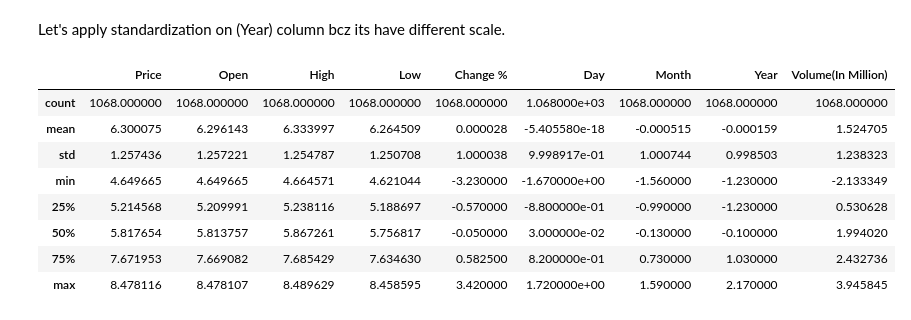
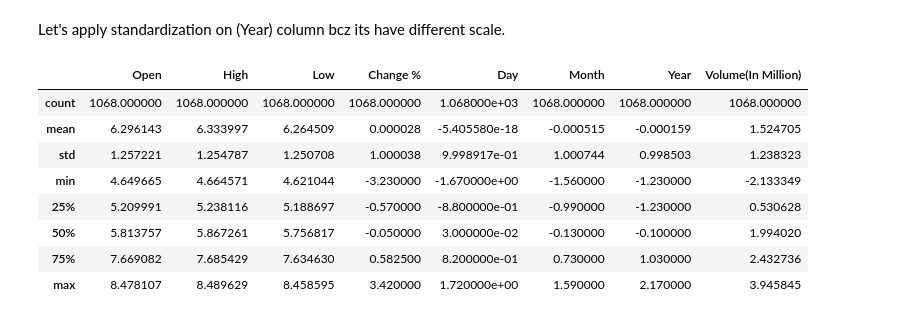
Before and after one commit to darshakpranpariya/MARKETPIRATE, a Jupyter notebook: Feature Engineering/feature_engineering.ipynb, the cells around one changed output. Cells and saved outputs as stored; diff of their text form; code cells hidden in the pictures.

Commit message:
- model training done

```diff
--- a/Feature Engineering/feature_engineering.ipynb
+++ b/Feature Engineering/feature_engineering.ipynb
@@ -48,35 +48,35 @@ df_train.describe()
 Let's apply standardization on (Change %) column bcz its have different scale.
 # %%
 def apply_standardization(value):
-    return round(((value-df['Change %'].mean())/df['Change %'].std()),2)
-df['Change %'] = df['Change %'].apply(lambda value: apply_standardization(value))
+    return round(((value-df_train['Change %'].mean())/df_train['Change %'].std()),2)
+df_train['Change %'] = df_train['Change %'].apply(lambda value: apply_standardization(value))
 # %% [markdown]
 Let's apply standardization on (Day) column bcz its have different scale.
 # %%
 def apply_standardization(value):
-    return round(((value-df['Day'].mean())/df['Day'].std()),2)
-df['Day'] = df['Day'].apply(lambda value: apply_standardization(value))
+    return round(((value-df_train['Day'].mean())/df_train['Day'].std()),2)
+df_train['Day'] = df_train['Day'].apply(lambda value: apply_standardization(value))
 # %% [markdown]
 Let's apply standardization on (Month) column bcz its have different scale.
 # %%
 def apply_standardization(value):
-    return round(((value-df['Month'].mean())/df['Month'].std()),2)
-df['Month'] = df['Month'].apply(lambda value: apply_standardization(value))
+    return round(((value-df_train['Month'].mean())/df_train['Month'].std()),2)
+df_train['Month'] = df_train['Month'].apply(lambda value: apply_standardization(value))
 # %% [markdown]
 Let's apply standardization on (Year) column bcz its have different scale.
 # %%
 def apply_standardization(value):
-    return round(((value-df['Year'].mean())/df['Year'].std()),2)
-df['Year'] = df['Year'].apply(lambda value: apply_standardization(value))
+    return round(((value-df_train['Year'].mean())/df_train['Year'].std()),2)
+df_train['Year'] = df_train['Year'].apply(lambda value: apply_standardization(value))
 # %%
-df.describe()
+df_train.describe()
 # %% [output]
-|  | Price | Open | High | Low | Change % | Day | Month | Year | Volume(In Million) |
-| count | 1068.000000 | 1068.000000 | 1068.000000 | 1068.000000 | 1068.000000 | 1.068000e+03 | 1068.000000 | 1068.000000 | 1068.000000 |
-| mean | 6.300075 | 6.296143 | 6.333997 | 6.264509 | 0.000028 | -5.405580e-18 | -0.000515 | -0.000159 | 1.524705 |
-| std | 1.257436 | 1.257221 | 1.254787 | 1.250708 | 1.000038 | 9.998917e-01 | 1.000744 | 0.998503 | 1.238323 |
-| min | 4.649665 | 4.649665 | 4.664571 | 4.621044 | -3.230000 | -1.670000e+00 | -1.560000 | -1.230000 | -2.133349 |
-| 25% | 5.214568 | 5.209991 | 5.238116 | 5.188697 | -0.570000 | -8.800000e-01 | -0.990000 | -1.230000 | 0.530628 |
-| 50% | 5.817654 | 5.813757 | 5.867261 | 5.756817 | -0.050000 | 3.000000e-02 | -0.130000 | -0.100000 | 1.994020 |
-| 75% | 7.671953 | 7.669082 | 7.685429 | 7.634630 | 0.582500 | 8.200000e-01 | 0.730000 | 1.030000 | 2.432736 |
-| max | 8.478116 | 8.478107 | 8.489629 | 8.458595 | 3.420000 | 1.720000e+00 | 1.590000 | 2.170000 | 3.945845 |
+|  | Open | High | Low | Change % | Day | Month | Year | Volume(In Million) |
+| count | 1068.000000 | 1068.000000 | 1068.000000 | 1068.000000 | 1.068000e+03 | 1068.000000 | 1068.000000 | 1068.000000 |
+| mean | 6.296143 | 6.333997 | 6.264509 | 0.000028 | -5.405580e-18 | -0.000515 | -0.000159 | 1.524705 |
+| std | 1.257221 | 1.254787 | 1.250708 | 1.000038 | 9.998917e-01 | 1.000744 | 0.998503 | 1.238323 |
+| min | 4.649665 | 4.664571 | 4.621044 | -3.230000 | -1.670000e+00 | -1.560000 | -1.230000 | -2.133349 |
+| 25% | 5.209991 | 5.238116 | 5.188697 | -0.570000 | -8.800000e-01 | -0.990000 | -1.230000 | 0.530628 |
+| 50% | 5.813757 | 5.867261 | 5.756817 | -0.050000 | 3.000000e-02 | -0.130000 | -0.100000 | 1.994020 |
+| 75% | 7.669082 | 7.685429 | 7.634630 | 0.582500 | 8.200000e-01 | 0.730000 | 1.030000 | 2.432736 |
+| max | 8.478107 | 8.489629 | 8.458595 | 3.420000 | 1.720000e+00 | 1.590000 | 2.170000 | 3.945845 |
```
Also changed, not shown: parts of 15 cells of this notebook, 2 other files.
